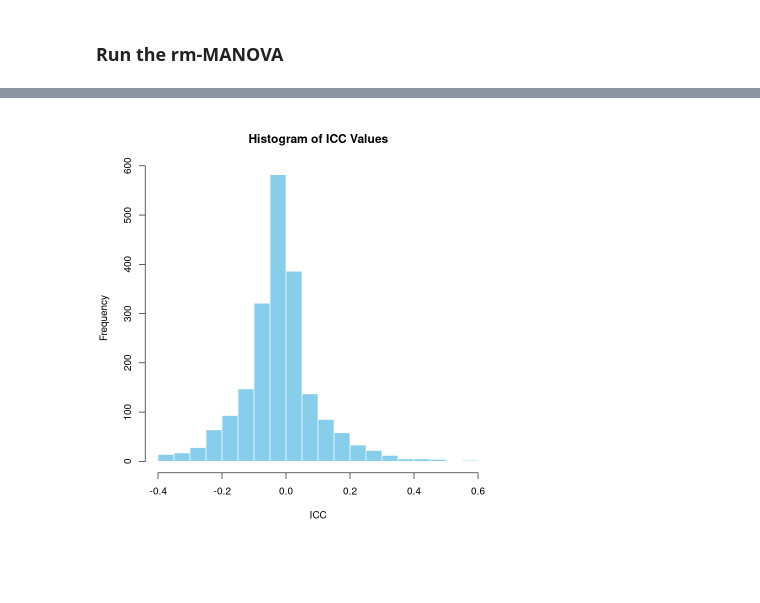
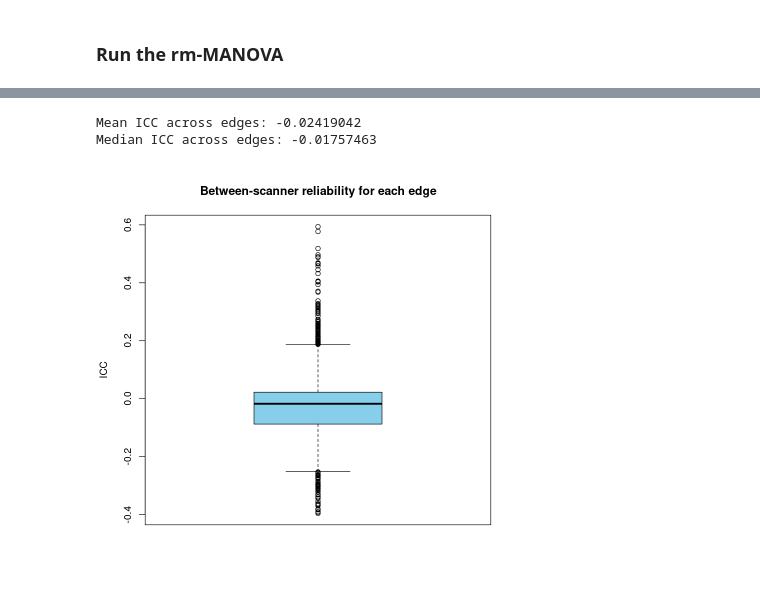
Before and after one commit to celprov/hcph-sops, a Jupyter notebook: docs/analysis/inter-scanner-variability.ipynb, the cells around one changed output, grey strips where cells are left out. Cells and saved outputs as stored; diff of their text form; code cells hidden in the pictures; blank space fills up the shorter version.

Commit message:
enh: quantify inter-scanner and intra-scanner reliability using ICC

```diff
--- a/docs/analysis/inter-scanner-variability.ipynb
+++ b/docs/analysis/inter-scanner-variability.ipynb
@@ -112,5 +113,6 @@ df_fc$filename <- NULL
 
 df_fc$scanner <- as.factor(df_fc$scanner)
 df_fc$repetition <- as.factor(df_fc$repetition)
+df_fc$order <- as.factor(df_fc$order)
 head(df_fc)
 # %% [output]
@@ -130,13 +132,13 @@ A data.frame: 6 × 1894
 dep_var <- ''
 col_names <- colnames(df_fc)
 #Remove non-iqms column names
-edge_keys <- col_names[c(-1,-2,-3)]
+edge_keys <- col_names[c(-1,-2,-3, -4, -5)]
 for (key in edge_keys){
     dep_var <- paste(dep_var, sprintf('%s +',key))
 }
 dep_var = substring(dep_var,1, nchar(dep_var)-2)
 
-my_formula <- as.formula(paste(dep_var, " ~ scanner + repetition"))
+my_formula <- as.formula(paste(dep_var, " ~ scanner"))
 my_formula
 # %% [output]
 edge1 + edge2 + edge3 + edge4 + edge5 + edge6 + edge7 + edge8 +
@@ -219,4 +216,11 @@ A data.frame: 2016 × 2
 # %%
-hist(icc_results$ICC, breaks = 20, main = "Histogram of ICC Values", xlab = "ICC", col = "skyblue", border = "white")
+mean_icc <- mean(icc_results$ICC, na.rm = TRUE)
+cat("Mean ICC across edges:", mean_icc, "\n")
+median_icc <- median(icc_results$ICC, na.rm = TRUE)
+cat("Median ICC across edges:", median_icc, "\n")
+
+boxplot(icc_results$ICC, main = "Between-scanner reliability for each edge", ylab = "ICC", col = "skyblue")
 # %% [output]
+Mean ICC across edges: -0.02419042
+Median ICC across edges: -0.01757463
-[figure, old version]
+[figure, new version]
```
Also changed, not shown: parts of 13 cells of this notebook.
